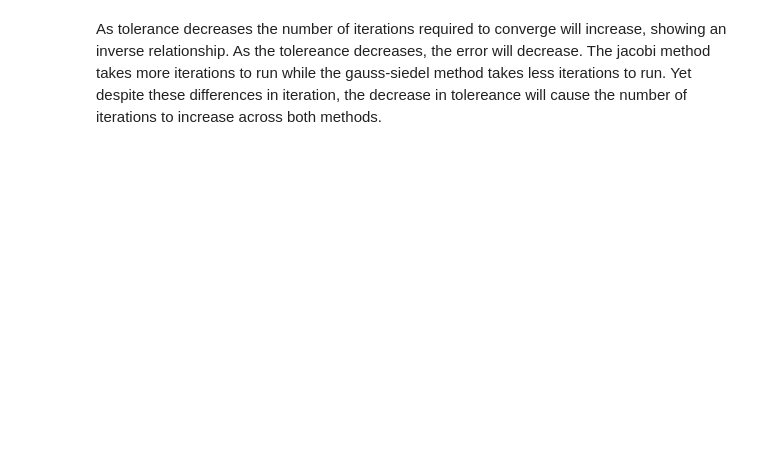
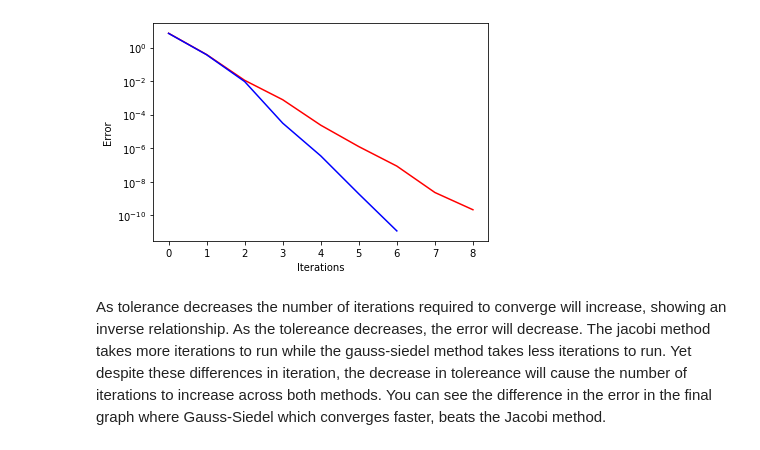
Before and after one commit to alanbrosnan5226/coe311k, a Jupyter notebook: homework/anb5226-HW4.ipynb, the cells around one changed output. Cells and saved outputs as stored; diff of their text form; code cells hidden in the pictures; blank space fills up the shorter version.

```diff
--- a/homework/anb5226-HW4.ipynb
+++ b/homework/anb5226-HW4.ipynb
@@ -91,2 +93,18 @@ tolerance of 1e-3: solution=array([ 3.00000035, -2.50000004,  6.99999999]), iter
+# %%
+import matplotlib.pyplot as plt
+#JACOBIAN IN RED
+solution, iterations, error= jacobi(A,b,x0,tol=1e-9)
+plt.plot(np.arange(0,len(error)), error, 'r')
+
+#GAUSS IN BLUE
+solution, iterations, error= gauss_seidel(A,b,x0,tol=1e-9)
+plt.plot(np.arange(0,len(error)), error, 'b')
+
+plt.xlabel("Iterations")
+plt.yscale("log")
+plt.ylabel("Error")
+plt.show()
+# %% [output]
+[figure, added]
 # %% [markdown]
-As tolerance decreases the number of iterations required to converge will increase, showing an inverse relationship. As the tolereance decreases, the error will decrease. The jacobi method takes more iterations to run while the gauss-siedel method takes less iterations to run. Yet despite these differences in iteration, the decrease in tolereance will cause the number of iterations to increase across both methods.
+As tolerance decreases the number of iterations required to converge will increase, showing an inverse relationship. As the tolereance decreases, the error will decrease. The jacobi method takes more iterations to run while the gauss-siedel method takes less iterations to run. Yet despite these differences in iteration, the decrease in tolereance will cause the number of iterations to increase across both methods. You can see the difference in the error in the final graph where Gauss-Siedel which converges faster, beats the Jacobi method.
```
Also changed, not shown: parts of 2 cells of this notebook.
